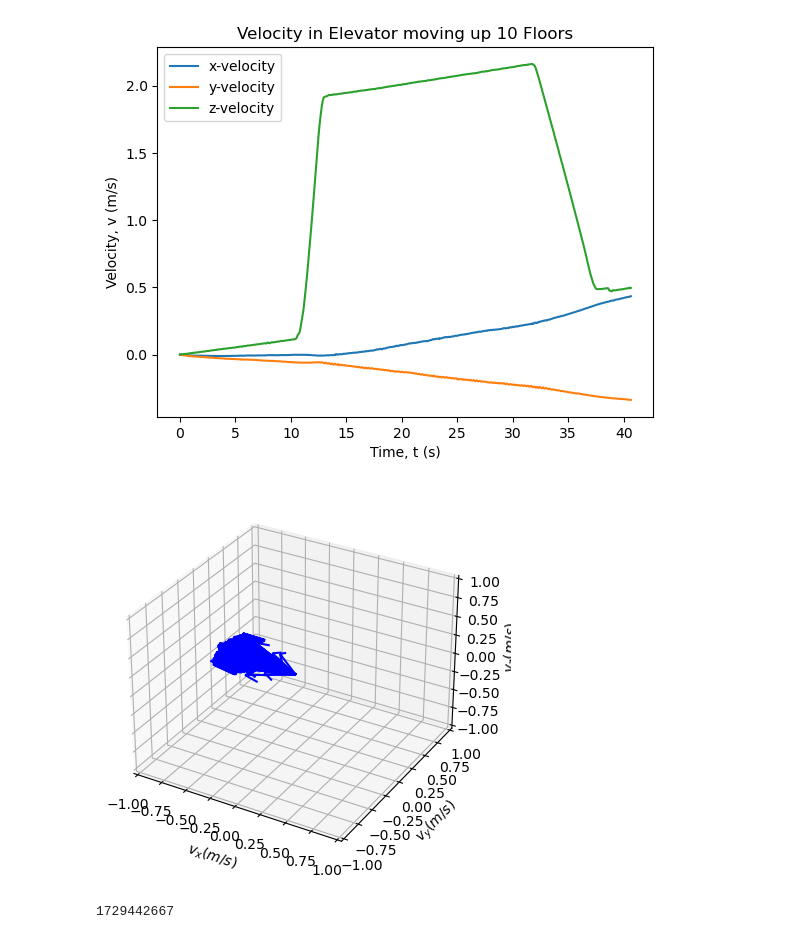
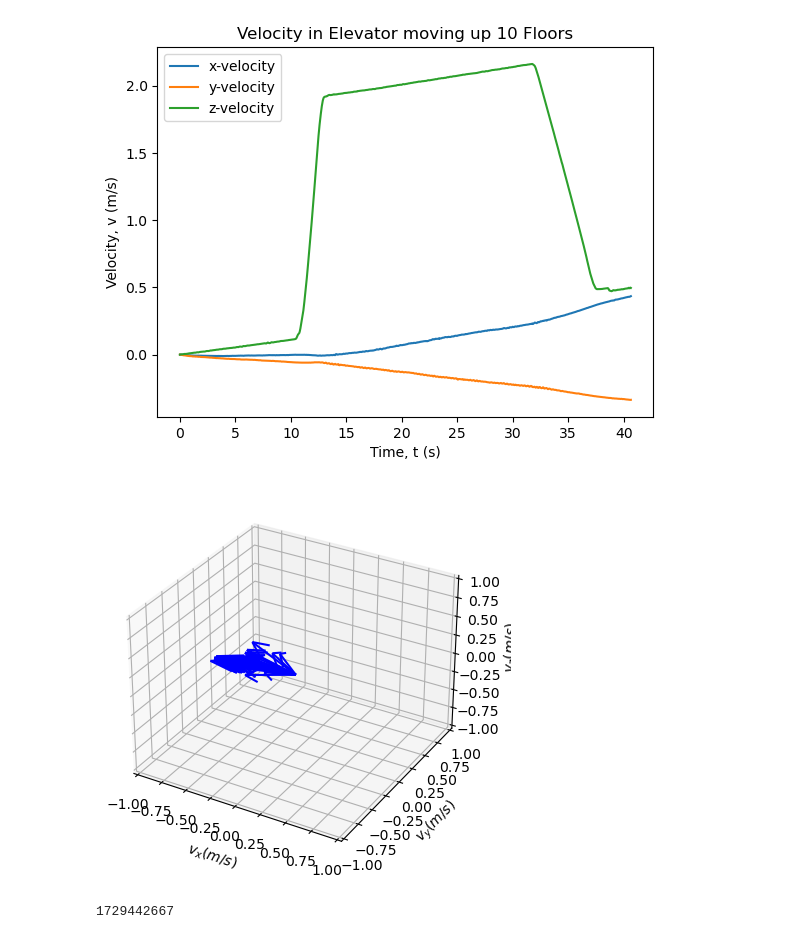
Before and after one commit to ubsuny/CP1-24-midterm, a Jupyter notebook: iglesias-cardinale/code/data_plotter.ipynb, the cells around one changed output. Saved outputs shown, nothing was run; the diff lists cells and outputs as text; code cells hidden in the pictures.

```diff
--- a/iglesias-cardinale/code/data_plotter.ipynb
+++ b/iglesias-cardinale/code/data_plotter.ipynb
@@ -130,9 +130,9 @@ plt.show()
 [figure]
 [figure]
 # %%
-dm.direction_of_motion(a_x,a_y,a_z,t,range(400))
+dm.direction_of_motion(a_x,a_y,a_z,t,range(40))
 # %% [output]
-[figure, old version]
+[figure, new version]
 # %%
 year, month, day, hour, minute, second = ut.gettime('/workspaces/CP1-24-midterm/iglesias-cardinale/data/ic004_accel_elevator_up.md')
 
```
Also changed, not shown: 4 other files.
